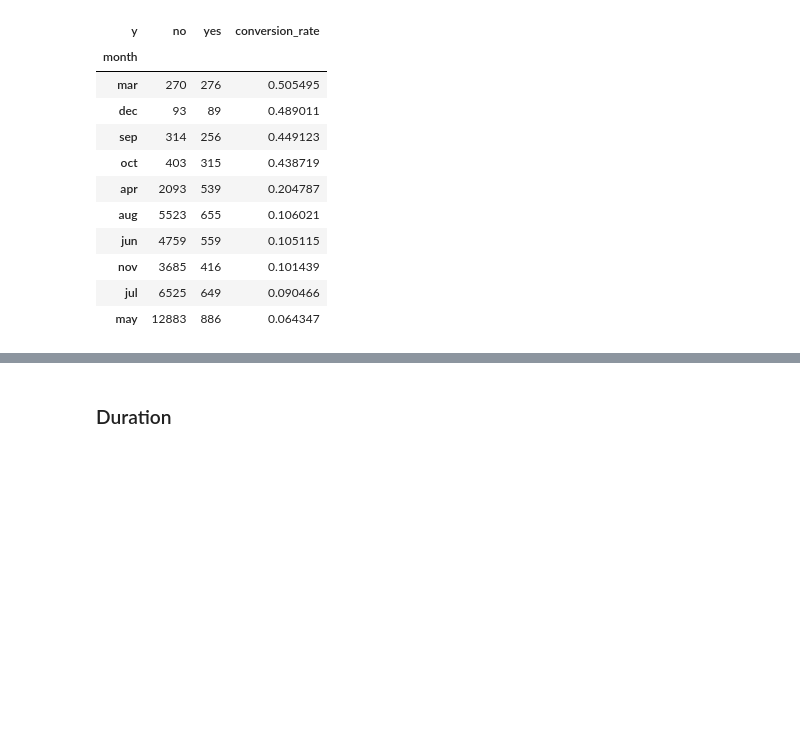
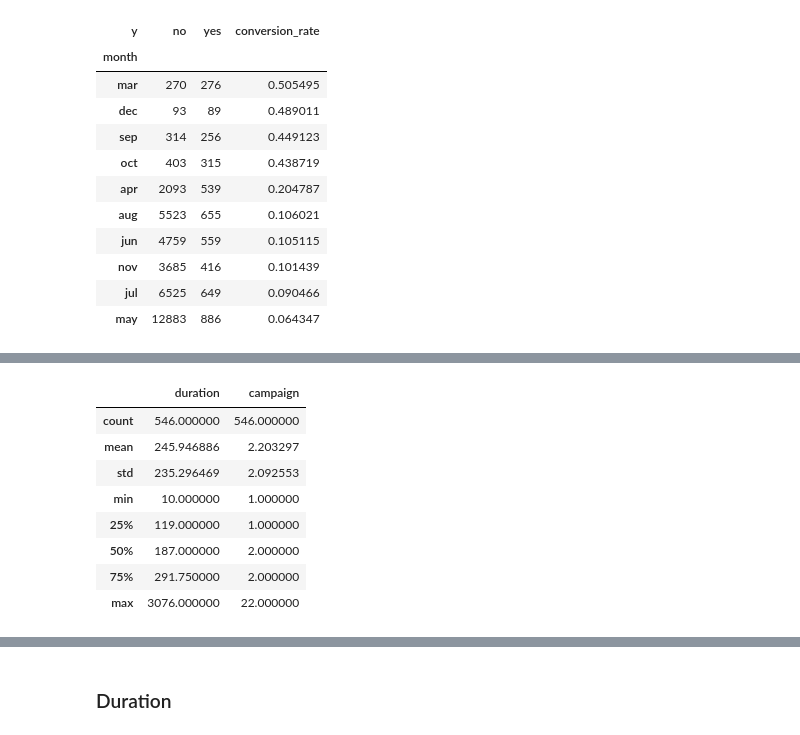
Before and after one commit to akmalraafid25/BetaGroup_JC_DS_OL_FinalProject, a Jupyter notebook: FinalProject.ipynb, the cells around one changed output, grey strips where cells are left out. Cells and saved outputs as stored; diff of their text form; code cells hidden in the pictures; blank space fills up the shorter version.

```diff
--- a/FinalProject.ipynb
+++ b/FinalProject.ipynb
@@ -954,0 +997,12 @@ month_conversion_sorted
+# %%
+df[df['month'] == 'mar'][['duration', 'campaign']].describe()
+# %% [output]
+|  | duration | campaign |
+| count | 546.000000 | 546.000000 |
+| mean | 245.946886 | 2.203297 |
+| std | 235.296469 | 2.092553 |
+| min | 10.000000 | 1.000000 |
+| 25% | 119.000000 | 1.000000 |
+| 50% | 187.000000 | 2.000000 |
+| 75% | 291.750000 | 2.000000 |
+| max | 3076.000000 | 22.000000 |
```
Also changed, not shown: parts of 14 cells of this notebook.
